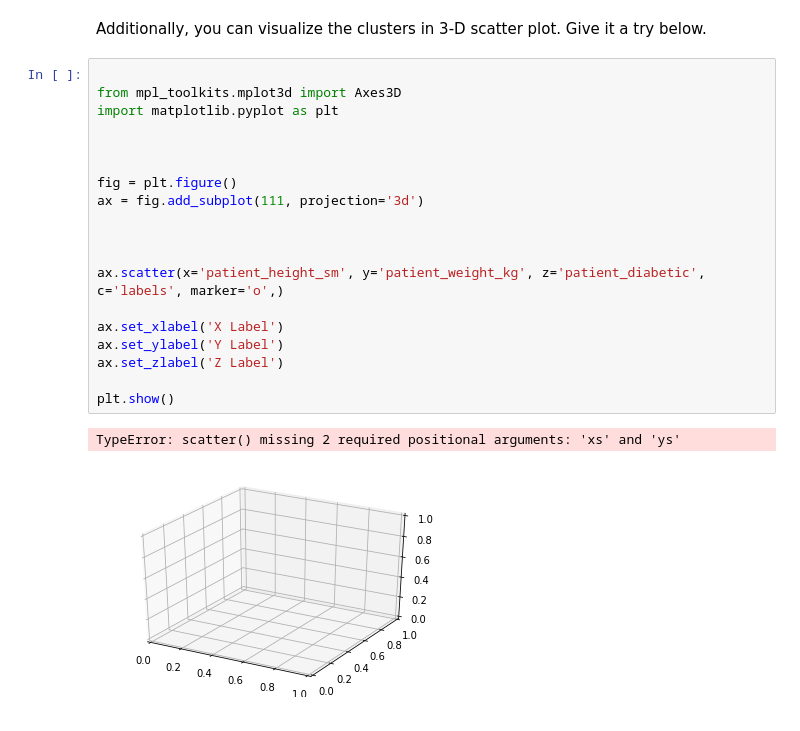
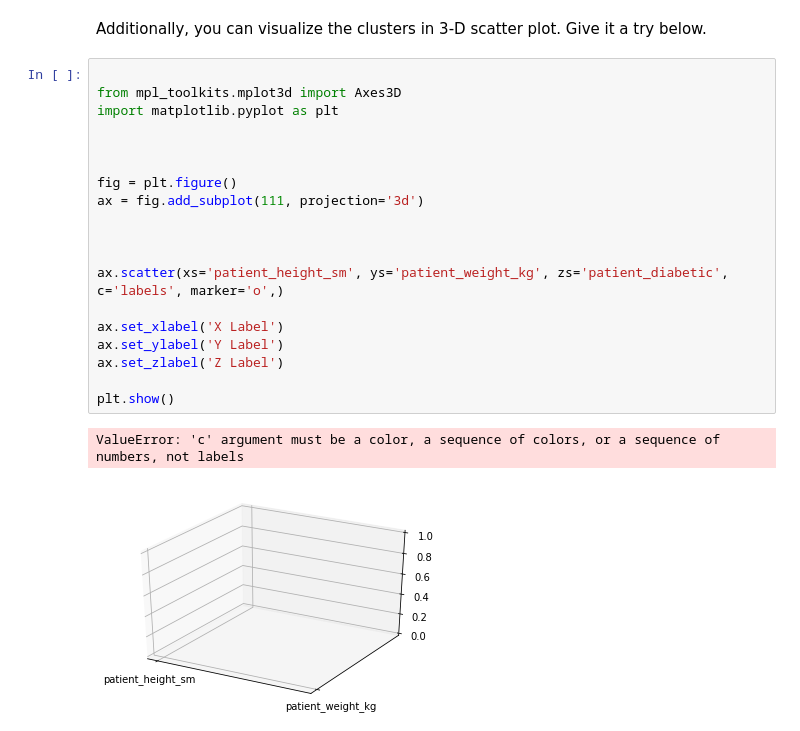
Before and after one commit to yusi0928/All-labs, a Jupyter notebook: module-3/6. Unsupervised-Sklearn/your-code/main.ipynb, the cells around one changed output. Saved outputs shown, nothing was run; the diff lists cells and outputs as text.

```diff
--- a/module-3/6. Unsupervised-Sklearn/your-code/main.ipynb
+++ b/module-3/6. Unsupervised-Sklearn/your-code/main.ipynb
@@ -453,22 +369,22 @@ Additionally, you can visualize the clusters in 3-D scatter plot. Give it a try
 # %%
 
 from mpl_toolkits.mplot3d import Axes3D
 import matplotlib.pyplot as plt
 
 
 
 fig = plt.figure()
 ax = fig.add_subplot(111, projection='3d')
 
 
 
-ax.scatter(x='patient_height_sm', y='patient_weight_kg', z='patient_diabetic', c='labels', marker='o',)
+ax.scatter(xs='patient_height_sm', ys='patient_weight_kg', zs='patient_diabetic', c='labels', marker='o',)
 
 ax.set_xlabel('X Label')
 ax.set_ylabel('Y Label')
 ax.set_zlabel('Z Label')
 
 plt.show()
 # %% [output]
-TypeError: scatter() missing 2 required positional arguments: 'xs' and 'ys'
+ValueError: 'c' argument must be a color, a sequence of colors, or a sequence of numbers, not labels
-[figure, old version]
+[figure, new version]
```
Also changed, not shown: parts of 15 cells of this notebook, 41 other files.
